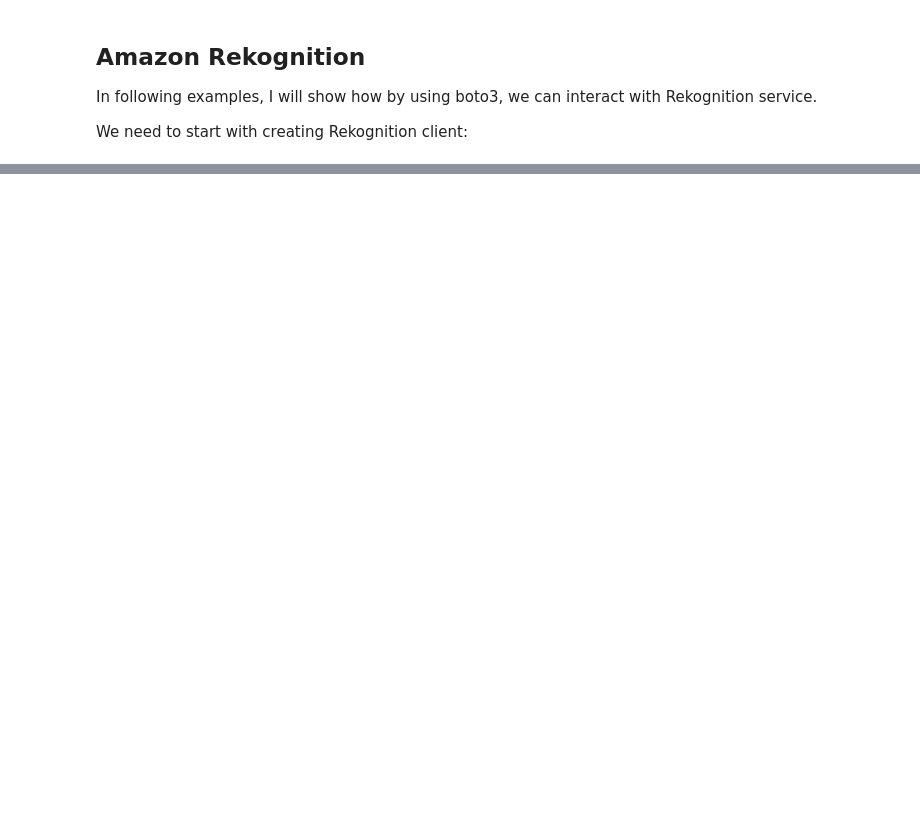
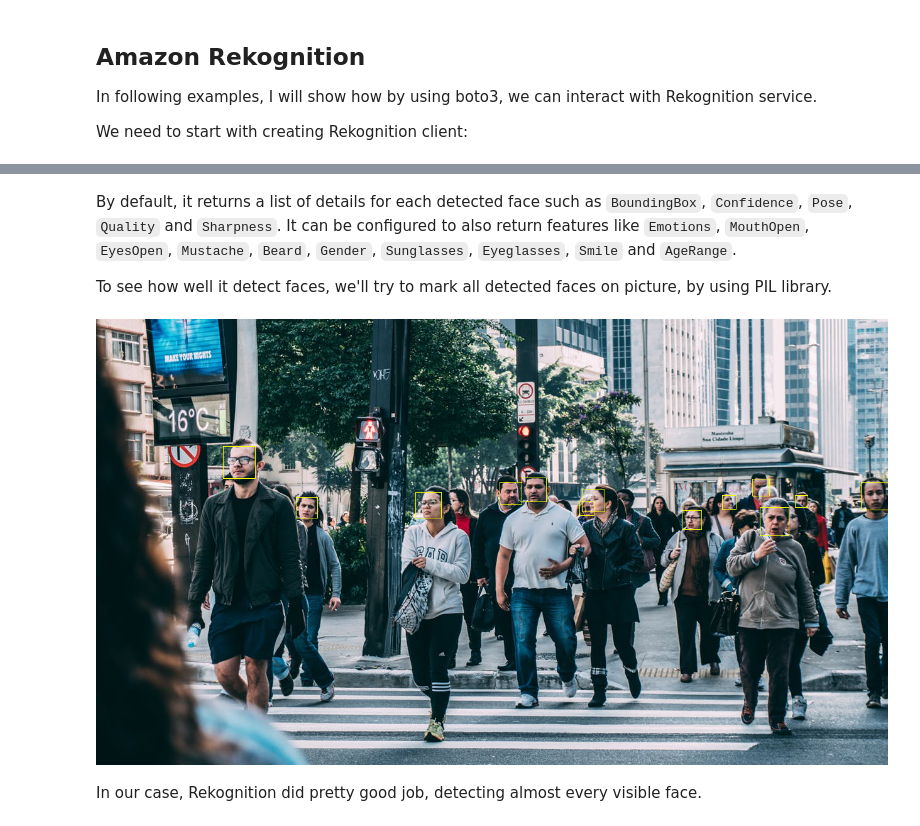
Before and after one commit to pgrzesik/aws-ml-apis, a Jupyter notebook: rekognition/rekognition_example.ipynb, the cells around one changed output, grey strips where cells are left out. Cells and saved outputs as stored; diff of their text form; code cells hidden in the pictures; blank space fills up the shorter version.

Commit message:
Add detecting labels, faces and recognition of celebs

```diff
--- a/rekognition/rekognition_example.ipynb
+++ b/rekognition/rekognition_example.ipynb
@@ -44,0 +97,10 @@ pprint.pprint(response)
+# %%
+response = rekognition_client.detect_faces(
+    Image={
+        'S3Object': {
+            'Bucket': 'aws-ml-apis',
+            'Name': 'rekognition/people.jpeg'
+        }
+    }
+)
+pprint.pprint(response)
@@ -44,0 +125,4 @@ pprint.pprint(response)
+# %% [markdown]
+By default, it returns a list of details for each detected face such as `BoundingBox`, `Confidence`, `Pose`, `Quality` and `Sharpness`. It can be configured to also return features like `Emotions`, `MouthOpen`, `EyesOpen`, `Mustache`, `Beard`, `Gender`, `Sunglasses`, `Eyeglasses`, `Smile` and `AgeRange`.
+
+To see how well it detect faces, we'll try to mark all detected faces on picture, by using PIL library.
@@ -44,0 +131,19 @@ pprint.pprint(response)
+# %%
+people_img = Image.open('./people.jpeg')
+
+def draw_face_bounding_box(image, face_details):
+    left = (int)(image.width * face_details['BoundingBox']['Left'])
+    top = (int)(image.height * face_details['BoundingBox']['Top'])
+    right = (int)(left + image.width * face_details['BoundingBox']['Width'])
+    bottom = (int)(top + image.height * face_details['BoundingBox']['Height'])
+    img_draw = ImageDraw.Draw(image)
+    img_draw.rectangle([left, top, right, bottom], None, 'yellow')
+
+for face_details in response['FaceDetails']:
+    draw_face_bounding_box(people_img, face_details)
+
+people_img
+# %% [output]
+[figure, added]
+# %% [markdown]
+In our case, Rekognition did pretty good job, detecting almost every visible face.
```
Also changed, not shown: parts of 16 cells of this notebook, 6 other files.
